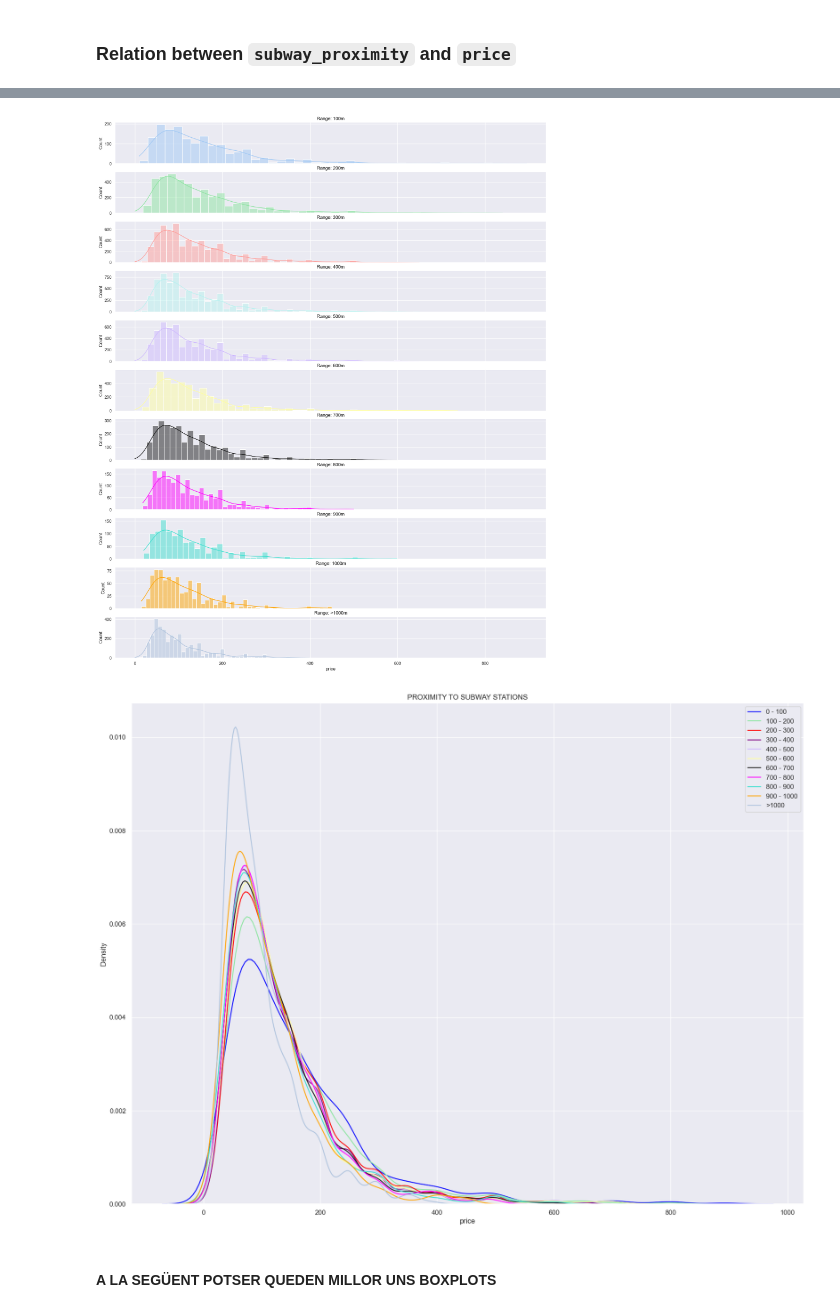
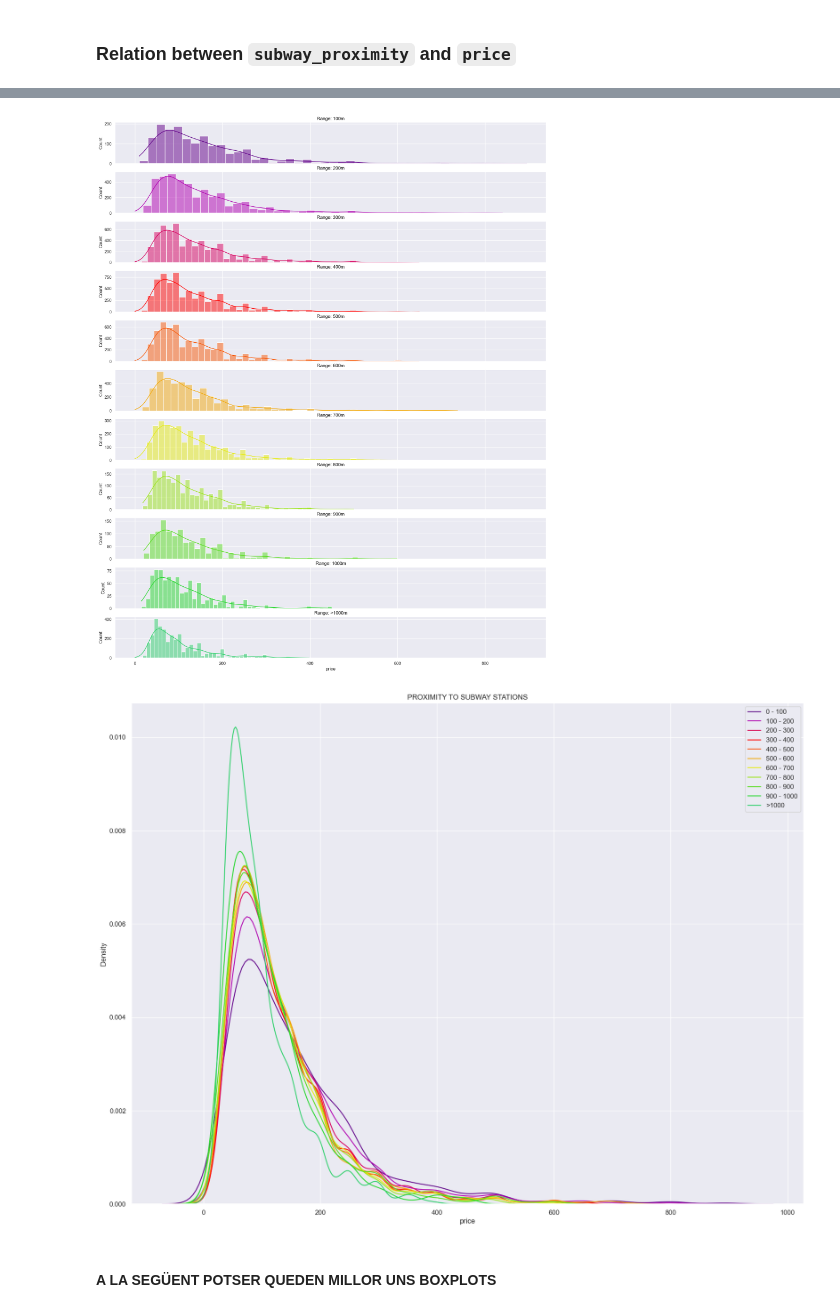
Before and after one commit to Plunksbar/VA-Final_Lab, a Jupyter notebook: data_exploration.ipynb, the cells around one changed output, grey strips where cells are left out. Cells and saved outputs as stored; diff of their text form; code cells hidden in the pictures.

```diff
--- a/data_exploration.ipynb
+++ b/data_exploration.ipynb
@@ -73,4 +73,11 @@ for flat in df['id']:
     else:
         flat_groups.append('else')
 
-df['subway_proximity'] = flat_groups
+# Colors to represent each of the ranges
+color_code = ['#63008A', '#B100B1', '#D80060', '#FF0200', '#F85A07', '#F2AA0E', '#E6EB14', '#9CE41B', '#5ADD22', '#28D72F', '#2FD06B']
+
+# Order in which we want each category to be represented
+order = list(map(str, list(range(100, 1100, 100))))
+order.append('else')
+
+df['subway_proximity'] = pd.Categorical(flat_groups, order)
@@ -310,9 +315,18 @@ clean_df.head(5)
 | 4 | 5022 | Entire Apt: Spacious Studio/Loft ... | 7192 | Laura | Manhattan | East Harlem | 40.79851 | -73.94399 | ... |
 | 5 | 5099 | Large Cozy 1 BR Apartment In Midt... | 7322 | Chris | Manhattan | Murray Hill | 40.74767 | -73.97500 | ... |
 # %%
-sns.histplot(clean_df.sort_values('subway_proximity'), x='subway_proximity')
+color_code = ['#63008A', '#B100B1', '#D80060', '#FF0200', '#F85A07', '#F2AA0E', '#E6EB14', '#9CE41B', '#5ADD22', '#28D72F', '#2FD06B']
+
+order = list(map(str, list(range(100, 1100, 100))))
+order.append('else')
+
+fig, ax = plt.subplots(1,1)
+sns.histplot(clean_df.sort_values('subway_proximity'), x='subway_proximity', hue_order=order)
 plt.xlabel('Subway proximity range (m)')
 plt.title('Listings in each proximity range')
+for bar, color in zip(ax.patches, color_code):
+    bar.set_facecolor(color)
+
 plt.show()
 
 
@@ -378,49 +346,49 @@ plt.show()
 # %%
 fig, ax = plt.subplots(11,1, figsize=(20,25), sharex=True)
-sns.histplot(df_100[df_100['price'] < df_100['price'].quantile(0.99)]['price'], bins=45, kde=True, ax=ax[0], color='b')
+sns.histplot(df_100[df_100['price'] < df_100['price'].quantile(0.99)]['price'], bins=45, kde=True, ax=ax[0], color=color_code[0])
 ax[0].set_title('Range: 100m')
-sns.histplot(df_200[df_200['price'] < df_200['price'].quantile(0.99)]['price'], bins=45, kde=True, ax=ax[1], color='g')
+sns.histplot(df_200[df_200['price'] < df_200['price'].quantile(0.99)]['price'], bins=45, kde=True, ax=ax[1], color=color_code[1])
 ax[1].set_title('Range: 200m')
-sns.histplot(df_300[df_300['price'] < df_300['price'].quantile(0.99)]['price'], bins=45, kde=True, ax=ax[2], color='r')
+sns.histplot(df_300[df_300['price'] < df_300['price'].quantile(0.99)]['price'], bins=45, kde=True, ax=ax[2], color=color_code[2])
 ax[2].set_title('Range: 300m')
-sns.histplot(df_400[df_400['price'] < df_400['price'].quantile(0.99)]['price'], bins=45, kde=True, ax=ax[3], color='c')
+sns.histplot(df_400[df_400['price'] < df_400['price'].quantile(0.99)]['price'], bins=45, kde=True, ax=ax[3], color=color_code[3])
 ax[3].set_title('Range: 400m')
-sns.histplot(df_500[df_500['price'] < df_500['price'].quantile(0.99)]['price'], bins=45, kde=True, ax=ax[4], color='m')
+sns.histplot(df_500[df_500['price'] < df_500['price'].quantile(0.99)]['price'], bins=45, kde=True, ax=ax[4], color=color_code[4])
 ax[4].set_title('Range: 500m')
-sns.histplot(df_600[df_600['price'] < df_600['price'].quantile(0.99)]['price'], bins=45, kde=True, ax=ax[5], color='y')
+sns.histplot(df_600[df_600['price'] < df_600['price'].quantile(0.99)]['price'], bins=45, kde=True, ax=ax[5], color=color_code[5])
 ax[5].set_title('Range: 600m')
-sns.histplot(df_700[df_700['price'] < df_700['price'].quantile(0.99)]['price'], bins=45, kde=True, ax=ax[6], color='k')
+sns.histplot(df_700[df_700['price'] < df_700['price'].quantile(0.99)]['price'], bins=45, kde=True, ax=ax[6], color=color_code[6])
 ax[6].set_title('Range: 700m')
-sns.histplot(df_800[df_800['price'] < df_800['price'].quantile(0.99)]['price'], bins=45, kde=True, ax=ax[7], color='magenta')
+sns.histplot(df_800[df_800['price'] < df_800['price'].quantile(0.99)]['price'], bins=45, kde=True, ax=ax[7], color=color_code[7])
 ax[7].set_title('Range: 800m')
-sns.histplot(df_900[df_900['price'] < df_900['price'].quantile(0.99)]['price'], bins=45, kde=True, ax=ax[8], color='turquoise')
+sns.histplot(df_900[df_900['price'] < df_900['price'].quantile(0.99)]['price'], bins=45, kde=True, ax=ax[8], color=color_code[8])
 ax[8].set_title('Range: 900m')
-sns.histplot(df_1000[df_1000['price'] < df_1000['price'].quantile(0.99)]['price'], bins=45, kde=True, ax=ax[9], color='orange')
+sns.histplot(df_1000[df_1000['price'] < df_1000['price'].quantile(0.99)]['price'], bins=45, kde=True, ax=ax[9], color=color_code[9])
 ax[9].set_title('Range: 1000m')
-sns.histplot(df_else[df_else['price'] < df_else['price'].quantile(0.99)]['price'], bins=45, kde=True, ax=ax[10], color='lightsteelblue')
+sns.histplot(df_else[df_else['price'] < df_else['price'].quantile(0.99)]['price'], bins=45, kde=True, ax=ax[10], color=color_code[10])
 ax[10].set_title('Range: >1000m')
 
 plt.show()
 # %% [output]
-[figure, old version]
+[figure, new version]
 # %%
 fig, ax = plt.subplots(1,1, figsize=(20,15))
-sns.kdeplot(df_100[df_100['price'] < df_100['price'].quantile(0.99)]['price'], ax=ax, color='blue', label='0 - 100')
-sns.kdeplot(df_200[df_200['price'] < df_200['price'].quantile(0.99)]['price'], ax=ax, color='g', label='100 - 200')
-sns.kdeplot(df_300[df_300['price'] < df_300['price'].quantile(0.99)]['price'], ax=ax, color='red', label='200 - 300')
-sns.kdeplot(df_400[df_400['price'] < df_400['price'].quantile(0.99)]['price'], ax=ax, color='purple', label='300 - 400')
-sns.kdeplot(df_500[df_500['price'] < df_500['price'].quantile(0.99)]['price'], ax=ax, color='m', label='400 - 500')
-sns.kdeplot(df_600[df_600['price'] < df_600['price'].quantile(0.99)]['price'], ax=ax, color='y', label='500 - 600')
-sns.kdeplot(df_700[df_700['price'] < df_700['price'].quantile(0.99)]['price'], ax=ax, color='k', label='600 - 700')
-sns.kdeplot(df_800[df_800['price'] < df_800['price'].quantile(0.99)]['price'], ax=ax, color='magenta', label='700 - 800')
-sns.kdeplot(df_900[df_900['price'] < df_900['price'].quantile(0.99)]['price'], ax=ax, color='turquoise', label='800 - 900')
-sns.kdeplot(df_1000[df_1000['price'] < df_1000['price'].quantile(0.99)]['price'], ax=ax, color='orange', label='900 - 1000')
-sns.kdeplot(df_else[df_else['price'] < df_else['price'].quantile(0.99)]['price'], ax=ax, color='lightsteelblue', label='>1000')
+sns.kdeplot(df_100[df_100['price'] < df_100['price'].quantile(0.99)]['price'], ax=ax, color=color_code[0], label='0 - 100')
+sns.kdeplot(df_200[df_200['price'] < df_200['price'].quantile(0.99)]['price'], ax=ax, color=color_code[1], label='100 - 200')
+sns.kdeplot(df_300[df_300['price'] < df_300['price'].quantile(0.99)]['price'], ax=ax, color=color_code[2], label='200 - 300')
+sns.kdeplot(df_400[df_400['price'] < df_400['price'].quantile(0.99)]['price'], ax=ax, color=color_code[3], label='300 - 400')
+sns.kdeplot(df_500[df_500['price'] < df_500['price'].quantile(0.99)]['price'], ax=ax, color=color_code[4], label='400 - 500')
+sns.kdeplot(df_600[df_600['price'] < df_600['price'].quantile(0.99)]['price'], ax=ax, color=color_code[5], label='500 - 600')
+sns.kdeplot(df_700[df_700['price'] < df_700['price'].quantile(0.99)]['price'], ax=ax, color=color_code[6], label='600 - 700')
+sns.kdeplot(df_800[df_800['price'] < df_800['price'].quantile(0.99)]['price'], ax=ax, color=color_code[7], label='700 - 800')
+sns.kdeplot(df_900[df_900['price'] < df_900['price'].quantile(0.99)]['price'], ax=ax, color=color_code[8], label='800 - 900')
+sns.kdeplot(df_1000[df_1000['price'] < df_1000['price'].quantile(0.99)]['price'], ax=ax, color=color_code[9], label='900 - 1000')
+sns.kdeplot(df_else[df_else['price'] < df_else['price'].quantile(0.99)]['price'], ax=ax, color=color_code[10], label='>1000')
 ax.set_title('PROXIMITY TO SUBWAY STATIONS')
 ax.legend()
 plt.show()
 # %% [output]
-[figure, old version]
+[figure, new version]
 # %% [markdown]
 #### A LA SEGÜENT POTSER QUEDEN MILLOR UNS BOXPLOTS
 # %%
```
Also changed, not shown: parts of 6 cells of this notebook, 2 other files.
